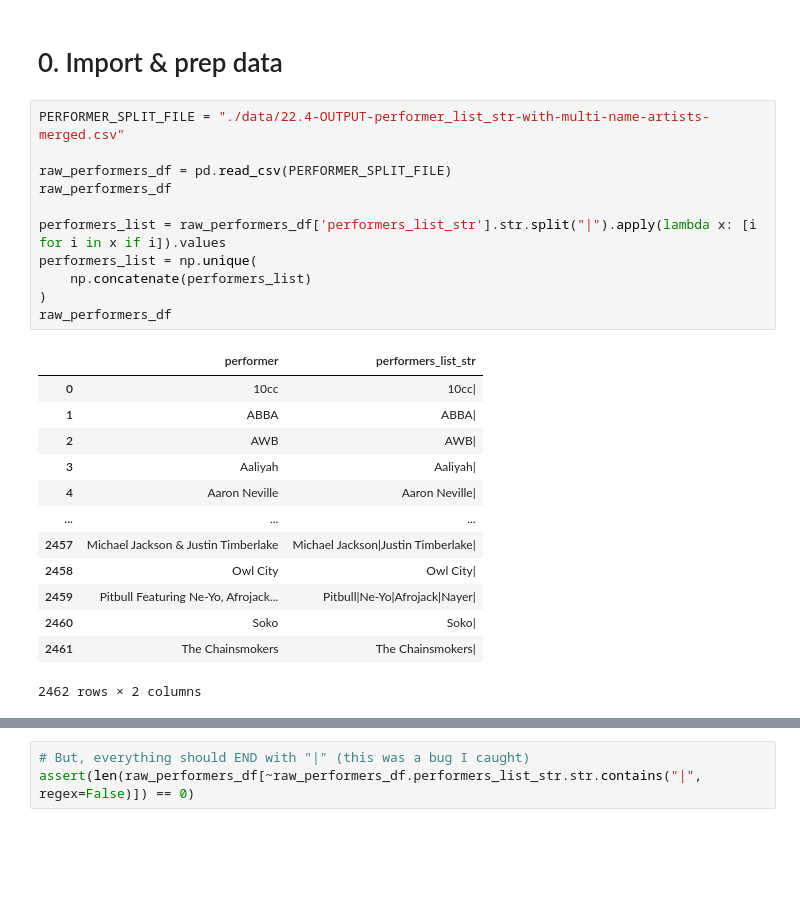
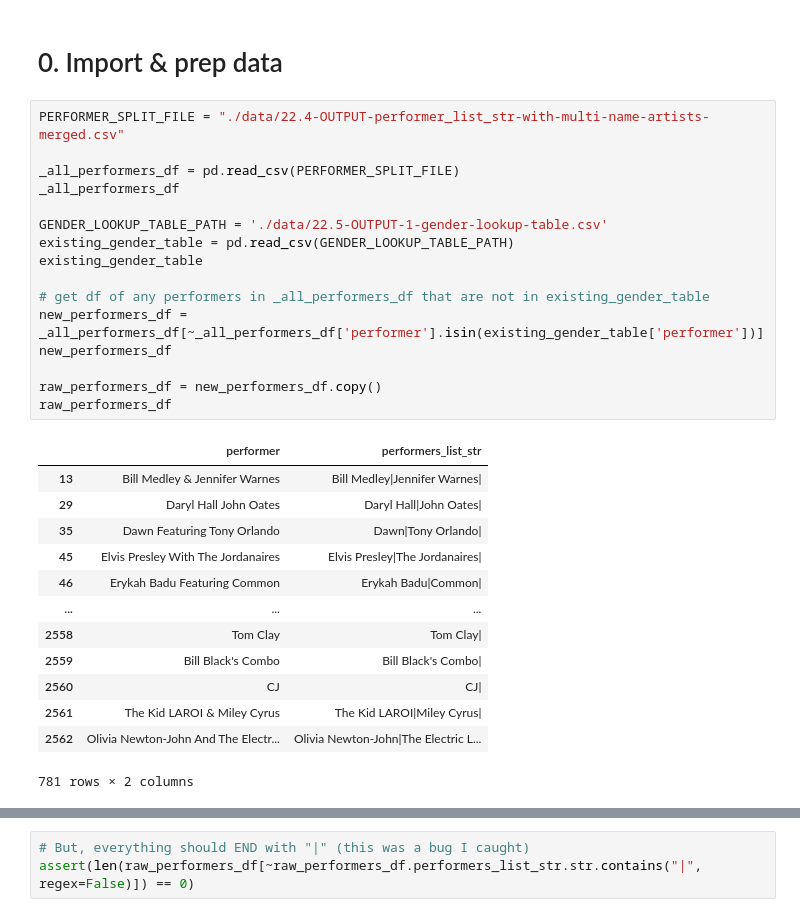
Before and after one commit to davidnmora/billboard-lyric-exploration, a Jupyter notebook: 22.5 Use GPT4 to label individual performer and group gender.ipynb, the cells around one changed output, grey strips where cells are left out. Drawn from its saved outputs; the diff is of its cells as text; blank space fills up the shorter version.

```diff
--- a/22.5 Use GPT4 to label individual performer and group gender.ipynb
+++ b/22.5 Use GPT4 to label individual performer and group gender.ipynb
@@ -16,25 +23,30 @@ np.__version__
 # %%
 PERFORMER_SPLIT_FILE = "./data/22.4-OUTPUT-performer_list_str-with-multi-name-artists-merged.csv"
 
-raw_performers_df = pd.read_csv(PERFORMER_SPLIT_FILE)
+_all_performers_df = pd.read_csv(PERFORMER_SPLIT_FILE)
+_all_performers_df
+
+GENDER_LOOKUP_TABLE_PATH = './data/22.5-OUTPUT-1-gender-lookup-table.csv'
+existing_gender_table = pd.read_csv(GENDER_LOOKUP_TABLE_PATH)
+existing_gender_table
+
+# get df of any performers in _all_performers_df that are not in existing_gender_table
+new_performers_df = _all_performers_df[~_all_performers_df['performer'].isin(existing_gender_table['performer'])]
+new_performers_df
+
+raw_performers_df = new_performers_df.copy()
 raw_performers_df
-
-performers_list = raw_performers_df['performers_list_str'].str.split("|").apply(lambda x: [i for i in x if i]).values
-performers_list = np.unique(
-    np.concatenate(performers_list)
-)
-raw_performers_df
 # %% [output]
 |  | performer | performers_list_str |
-| 0 | 10cc | 10cc| |
-| 1 | ABBA | ABBA| |
-| 2 | AWB | AWB| |
-| 3 | Aaliyah | Aaliyah| |
-| 4 | Aaron Neville | Aaron Neville| |
+| 13 | Bill Medley & Jennifer Warnes | Bill Medley|Jennifer Warnes| |
+| 29 | Daryl Hall John Oates | Daryl Hall|John Oates| |
+| 35 | Dawn Featuring Tony Orlando | Dawn|Tony Orlando| |
+| 45 | Elvis Presley With The Jordanaires | Elvis Presley|The Jordanaires| |
+| 46 | Erykah Badu Featuring Common | Erykah Badu|Common| |
 | ... | ... | ... |
-| 2457 | Michael Jackson & Justin Timberlake | Michael Jackson|Justin Timberlake| |
-| 2458 | Owl City | Owl City| |
-| 2459 | Pitbull Featuring Ne-Yo, Afrojack... | Pitbull|Ne-Yo|Afrojack|Nayer| |
-| 2460 | Soko | Soko| |
-| 2461 | The Chainsmokers | The Chainsmokers| |
+| 2558 | Tom Clay | Tom Clay| |
+| 2559 | Bill Black's Combo | Bill Black's Combo| |
+| 2560 | CJ | CJ| |
+| 2561 | The Kid LAROI & Miley Cyrus | The Kid LAROI|Miley Cyrus| |
+| 2562 | Olivia Newton-John And The Electr... | Olivia Newton-John|The Electric L... |
-2462 rows × 2 columns
+781 rows × 2 columns
```
Also changed, not shown: parts of 29 cells of this notebook, 1 other file.
